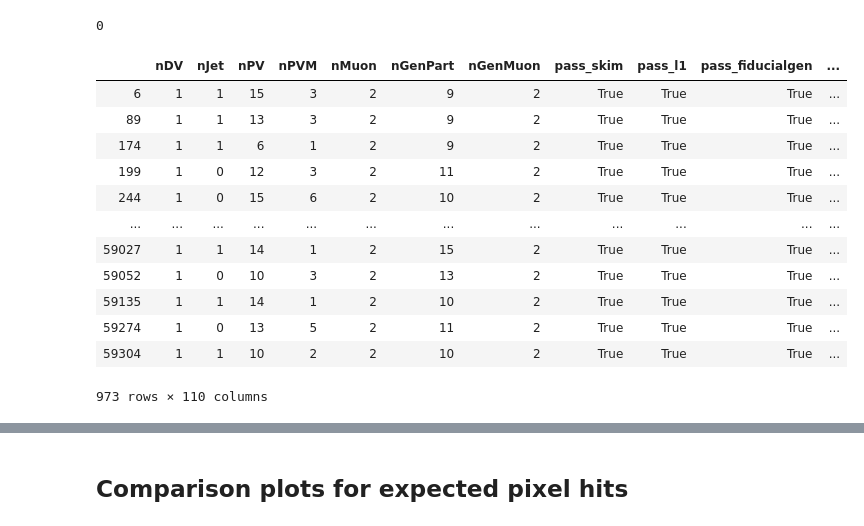
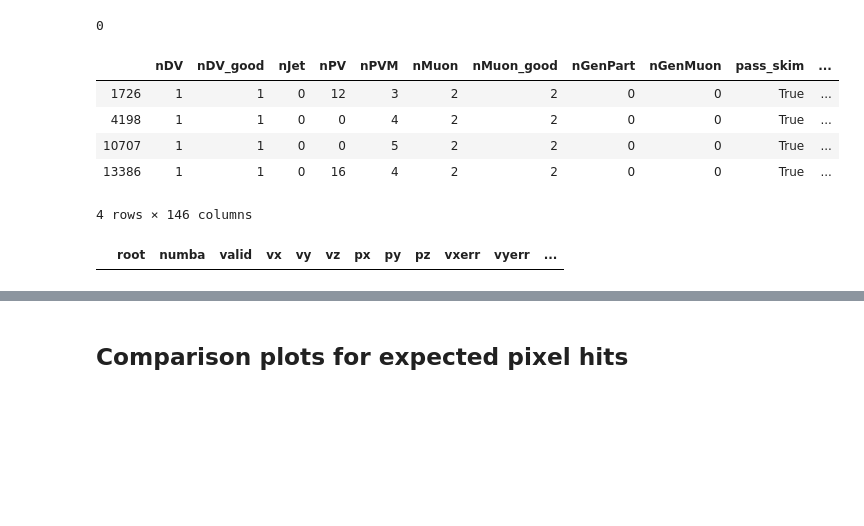
Before and after one commit to leonardogiannini/scouting, a Jupyter notebook: analysis/expectedpixelhits.ipynb, the cells around one changed output, grey strips where cells are left out. Cells and saved outputs as stored; diff of their text form; code cells hidden in the pictures; blank space fills up the shorter version.

```diff
--- a/analysis/expectedpixelhits.ipynb
+++ b/analysis/expectedpixelhits.ipynb
@@ -354,28 +475,30 @@ ROOT.gROOT.ProcessLine(".L ../batch/data/calculate_pixel.cc")
 Welcome to JupyROOT 6.18/00
 0
 # %%
-df = df_mc.query(
-    "(20 < Muon1_pt < 40) "
-    " and (abs(Muon1_eta) < 0.2) "
-#     " and (1.5 < abs(Muon1_eta) < 1.8) "
-    " and (abs(DV_z) < 15) "
+# df = df_mc.query(
+df = df_data.query(
+    " (dimuon_mass>0) "
+#     " and (18 < Muon1_pt < 40) "
+    " and (abs(Muon1_eta) < 0.3) "
+#     " and (abs(DV_z) < 15) "
     " and (3.5 < DV_rho < 5.5) "
-#     " and (5.5 < DV_rho < 8.5) "
+
+    # FIXME for data
+    " and dimuon_mass>5 "
+    " and Muon1_pt>10"
 )
 df
 # %% [output]
-|  | nDV | nJet | nPV | nPVM | nMuon | nGenPart | nGenMuon | pass_skim | pass_l1 | pass_fiducialgen | ... |
-| 6 | 1 | 1 | 15 | 3 | 2 | 9 | 2 | True | True | True | ... |
-| 89 | 1 | 1 | 13 | 3 | 2 | 9 | 2 | True | True | True | ... |
-| 174 | 1 | 1 | 6 | 1 | 2 | 9 | 2 | True | True | True | ... |
-| 199 | 1 | 0 | 12 | 3 | 2 | 11 | 2 | True | True | True | ... |
-| 244 | 1 | 0 | 15 | 6 | 2 | 10 | 2 | True | True | True | ... |
-| ... | ... | ... | ... | ... | ... | ... | ... | ... | ... | ... | ... |
-| 59027 | 1 | 1 | 14 | 1 | 2 | 15 | 2 | True | True | True | ... |
-| 59052 | 1 | 0 | 10 | 3 | 2 | 13 | 2 | True | True | True | ... |
-| 59135 | 1 | 1 | 14 | 1 | 2 | 10 | 2 | True | True | True | ... |
-| 59274 | 1 | 0 | 13 | 5 | 2 | 11 | 2 | True | True | True | ... |
-| 59304 | 1 | 1 | 10 | 2 | 2 | 10 | 2 | True | True | True | ... |
+|  | nDV | nDV_good | nJet | nPV | nPVM | nMuon | nMuon_good | nGenPart | nGenMuon | pass_skim | ... |
+| 1726 | 1 | 1 | 0 | 12 | 3 | 2 | 2 | 0 | 0 | True | ... |
+| 4198 | 1 | 1 | 0 | 0 | 4 | 2 | 2 | 0 | 0 | True | ... |
+| 10707 | 1 | 1 | 0 | 0 | 5 | 2 | 2 | 0 | 0 | True | ... |
+| 13386 | 1 | 1 | 0 | 16 | 4 | 2 | 2 | 0 | 0 | True | ... |
-973 rows × 110 columns
+4 rows × 146 columns
+# %%
+x = testdf.query("valid==3 and numba==1")
+x
+# %% [output]
+|  | root | numba | valid | vx | vy | vz | px | py | pz | vxerr | vyerr | ... |
 # %%
 data = []
```
Also changed, not shown: parts of 27 cells of this notebook, 3 other files.
